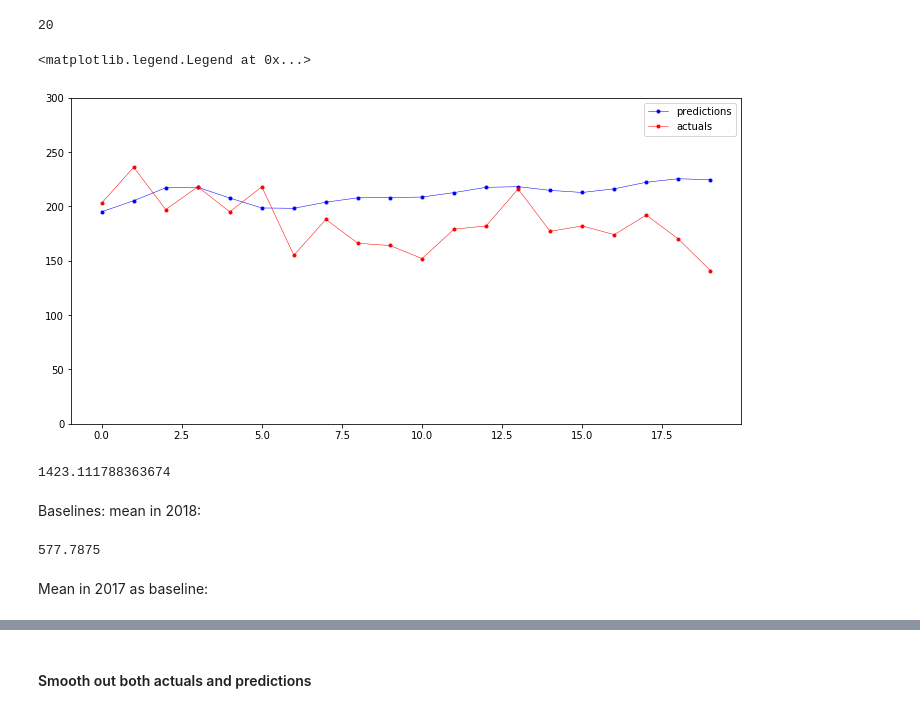
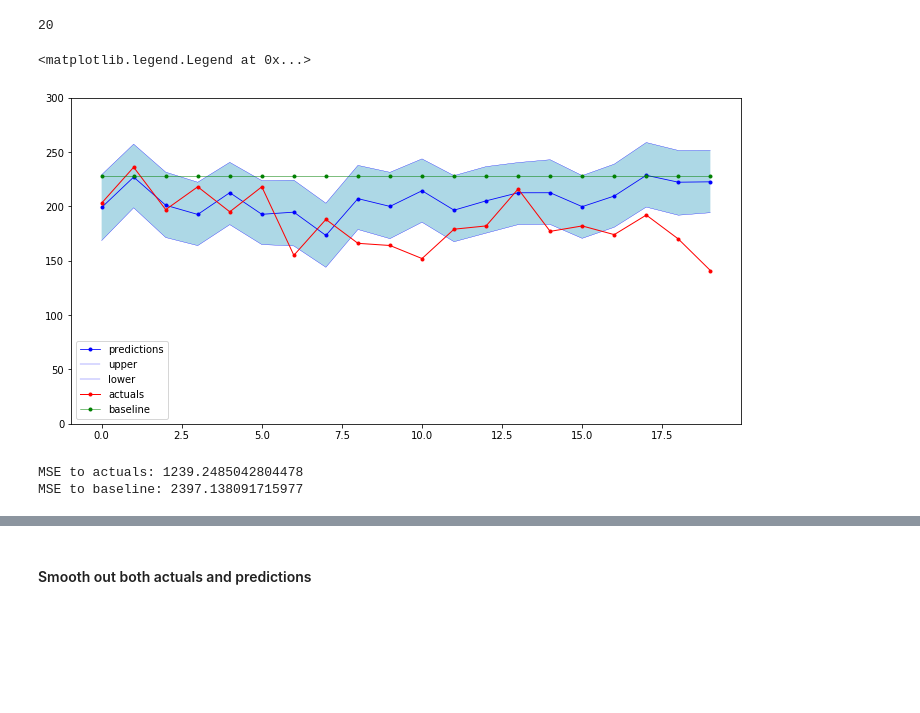
Before and after one commit to franzmornau/Traffic-Accident-Hotspots-and-Patterns, a Jupyter notebook: predictive_modeling/Prophet/pred6_19.ipynb, the cells around one changed output, grey strips where cells are left out. Cells and saved outputs as stored; diff of their text form; code cells hidden in the pictures; blank space fills up the shorter version.

Commit message:
plot adjustments

```diff
--- a/predictive_modeling/Prophet/pred6_19.ipynb
+++ b/predictive_modeling/Prophet/pred6_19.ipynb
@@ -20,7 +20,7 @@ len(df), df.head(), df.tail()
  781  2018-12-23  234
  782  2018-12-30  150)
 # %%
-m = Prophet(yearly_seasonality=10) #daily_seasonality=True) #, weekly_seasonality=True)
+m = Prophet(yearly_seasonality=52) #daily_seasonality=True) #, weekly_seasonality=True)
 m.add_country_holidays(country_name='US')
 m.fit(df)
 # m.train_holiday_names
@@ -63,6 +86,12 @@ import matplotlib.pyplot as plt
+# %%
+y_act_18 = df['y'][-52:]
+y_base_19 = [y_act_18.mean()]*20
 # %%
 x = forecast.index.values[:52]
 y = forecast['yhat'][:52]
+y_low = forecast['yhat_lower'][:52]
+y_up = forecast['yhat_upper'][:52]
+
 len(y)
 # %% [output]
 20
@@ -75,24 +104,21 @@ len(yr)
 20
 # %%
 fig, ax = plt.subplots(figsize=(12,6))
-ax.plot(x,y, 'b.-', label='predictions', lw=0.5)
-ax.plot(x,yr, 'r.-', label='actuals', lw=0.5)
+ax.plot(x,y, 'b.-', label='predictions', lw=0.8)
+ax.plot(x,y_up, 'b-', label='upper', lw=0.3)
+ax.plot(x,y_low, 'b-', label='lower', lw=0.3)
+ax.fill_between(x, y_low, y_up, facecolor='lightblue')
+ax.plot(x,yr, 'r.-', label='actuals', lw=1)
+ax.plot(x,y_base_19, 'g.-', label='baseline', lw=0.5)
 ax.set_ylim(0,300)
 ax.legend()
 # %% [output]
 <matplotlib.legend.Legend at 0x...>
-[figure, old version]
+[figure, new version]
 # %%
 from sklearn.metrics import mean_squared_error
-mean_squared_error(y,yr)
+print('MSE to actuals:', mean_squared_error(y,yr))
+print('MSE to baseline:', mean_squared_error(y_base_19, yr))
 # %% [output]
-1423.111788363674
+MSE to actuals: 1239.2485042804478
+MSE to baseline: 2397.138091715977
-# %% [markdown]
-Baselines: mean in 2018:
-# %%
-y_base=[yr.mean()]*len(yr)
-mean_squared_error(y_base,yr)
-# %% [output]
-577.7875
-# %% [markdown]
-Mean in 2017 as baseline:
```
Also changed, not shown: parts of 16 cells of this notebook.
